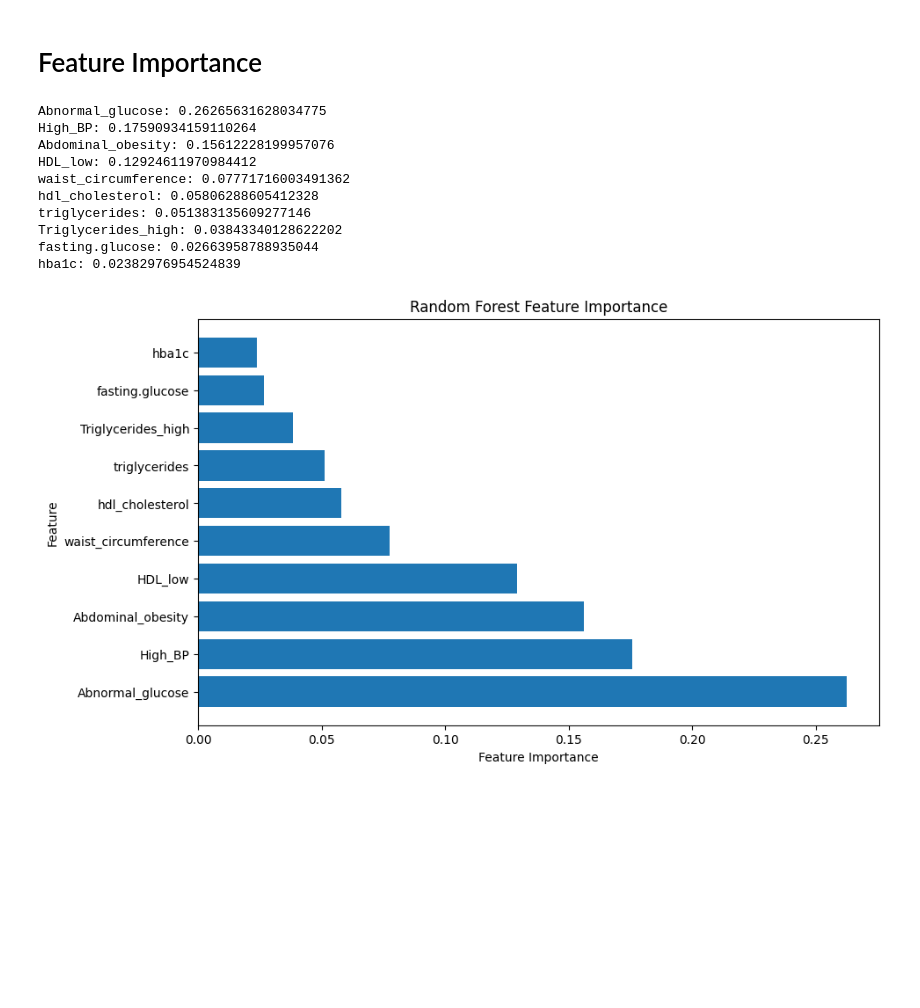
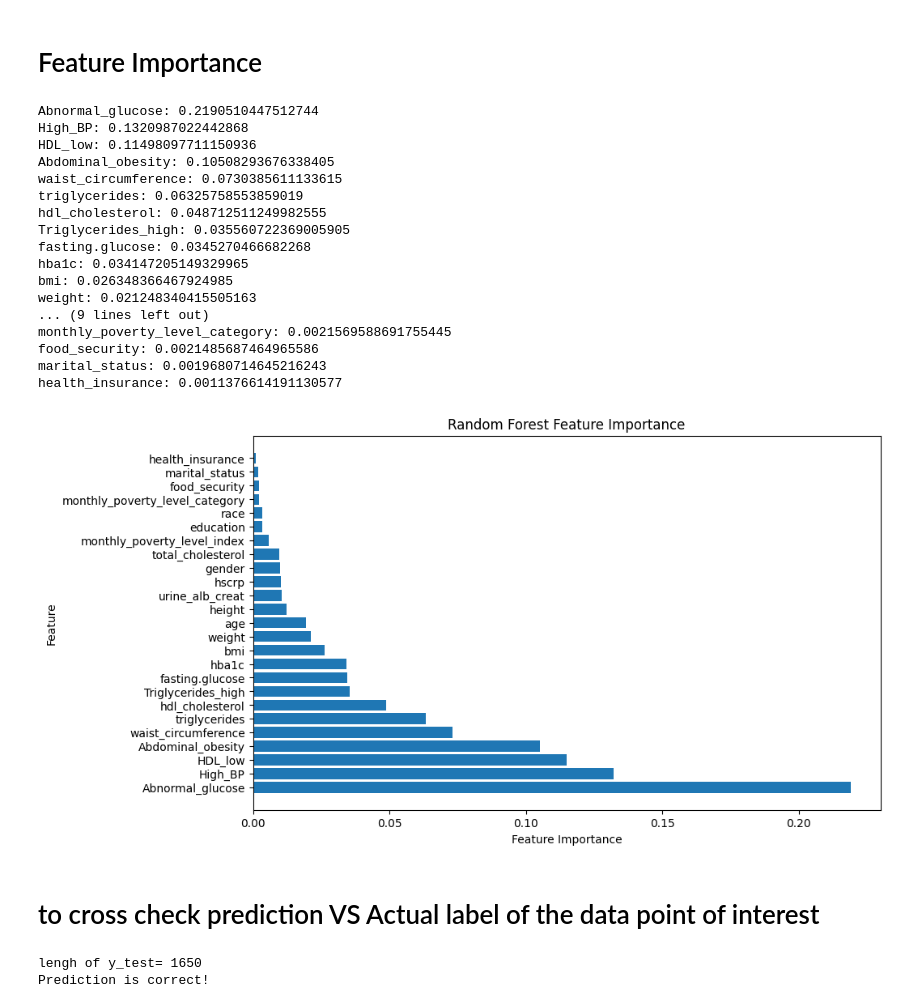
Before and after one commit to BediluJ/Metabolic_syndrome, a Jupyter notebook: predict_MS.ipynb, the cells around one changed output. Cells and saved outputs as stored; diff of their text form; code cells hidden in the pictures; blank space fills up the shorter version.

```diff
--- a/predict_MS.ipynb
+++ b/predict_MS.ipynb
@@ -581,36 +583,63 @@ Log Loss: 0.017969070609825475
 # %%
 # Get feature importances
 feature_importance = random_forest_model.feature_importances_
 
 # Map feature names to their importance scores
-feature_importance_dict = dict(zip(X_train_selected.columns, feature_importance))
+feature_importance_dict = dict(zip(X_train.columns, feature_importance))
 
 # Sort features by their importance
 sorted_features = sorted(feature_importance_dict.items(), key=lambda x: x[1], reverse=True)
 
 # Print feature importance scores
 for feature, importance in sorted_features:
     print(f"{feature}: {importance}")
 
 # Visualize feature importances
 import matplotlib.pyplot as plt
 
 plt.figure(figsize=(10, 6))
 plt.barh(range(len(sorted_features)), [importance for _, importance in sorted_features], align='center')
 plt.yticks(range(len(sorted_features)), [feature for feature, _ in sorted_features])
 plt.xlabel('Feature Importance')
 plt.ylabel('Feature')
 plt.title('Random Forest Feature Importance')
 plt.show()
 # %% [output]
-Abnormal_glucose: 0.26265631628034775
-High_BP: 0.17590934159110264
-Abdominal_obesity: 0.15612228199957076
-HDL_low: 0.12924611970984412
-waist_circumference: 0.07771716003491362
-hdl_cholesterol: 0.05806288605412328
-triglycerides: 0.051383135609277146
-Triglycerides_high: 0.03843340128622202
-fasting.glucose: 0.02663958788935044
-hba1c: 0.02382976954524839
+Abnormal_glucose: 0.2190510447512744
+High_BP: 0.1320987022442868
+HDL_low: 0.11498097711150936
+Abdominal_obesity: 0.10508293676338405
+waist_circumference: 0.0730385611133615
+triglycerides: 0.06325758553859019
+hdl_cholesterol: 0.048712511249982555
+Triglycerides_high: 0.035560722369005905
+fasting.glucose: 0.0345270466682268
+hba1c: 0.034147205149329965
+bmi: 0.026348366467924985
+weight: 0.021248340415505163
+... (9 lines left out)
+monthly_poverty_level_category: 0.0021569588691755445
+food_security: 0.0021485687464965586
+marital_status: 0.0019680714645216243
+health_insurance: 0.0011376614191130577
-[figure, old version]
+[figure, new version]
+# %% [markdown]
+# to cross check prediction VS Actual label of the data point of interest
+# %%
+index_of_interest = 100  # Index of the data point you're interested in
+print ("lengh of y_test=", len(y_test))
+# Check if the index is within the valid range of indices for y_test
+if index_of_interest < len(y_test):
+    actual_label = y_train[index_of_interest]
+    predicted_label = y_pred[index_of_interest]
+
+    # Check if the actual label matches the predicted label
+    if actual_label == predicted_label:
+        print("Prediction is correct!")
+    else:
+        print("Prediction is incorrect!")
+else:
+    print("Invalid index. Please choose an index within the valid range of indices for y_test.")
+# %% [output]
+lengh of y_test= 1650
+Prediction is correct!
```
Also changed, not shown: parts of 2 cells of this notebook.
